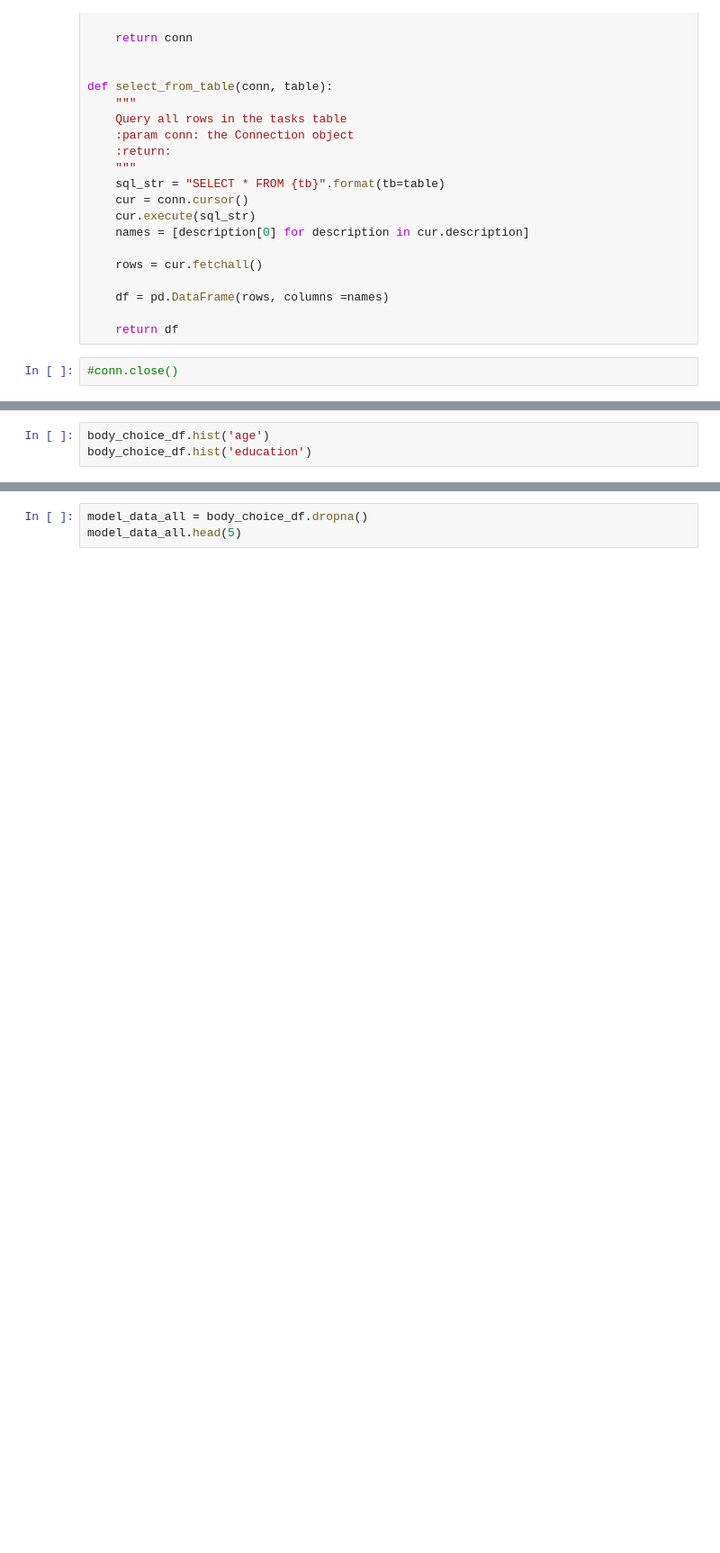
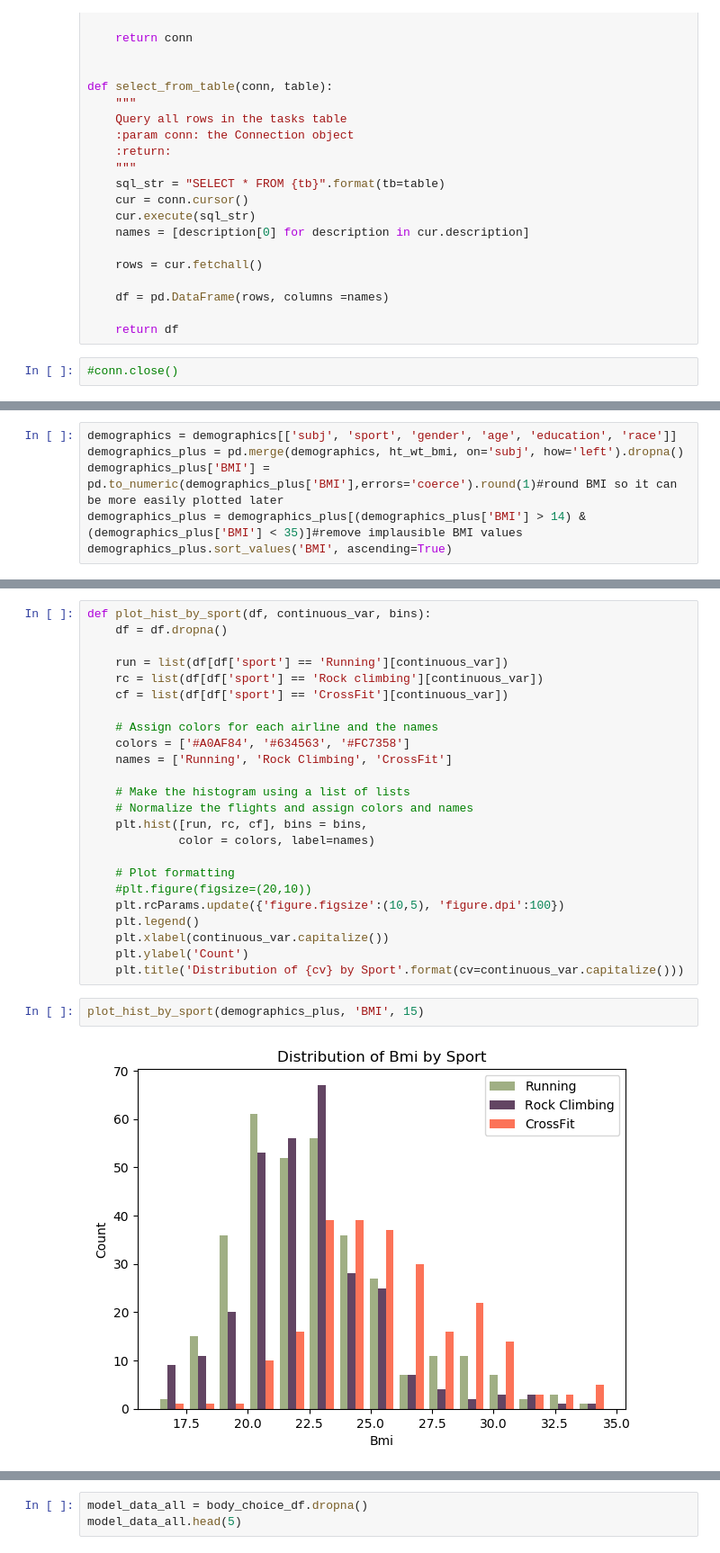
Before and after one commit to amywinecoff/sport-body-project, a Jupyter notebook: analysis.ipynb, the cells around one changed output, grey strips where cells are left out. Shown at 90% size. Drawn from its saved outputs; the diff is of its cells as text; blank space fills up the shorter version.

Commit message:
added visualizations

```diff
--- a/analysis.ipynb
+++ b/analysis.ipynb
@@ -66,0 +61,6 @@ demographics.head(5)
+# %%
+demographics = demographics[['subj', 'sport', 'gender', 'age', 'education', 'race']]
+demographics_plus = pd.merge(demographics, ht_wt_bmi, on='subj', how='left').dropna()
+demographics_plus['BMI'] = pd.to_numeric(demographics_plus['BMI'],errors='coerce').round(1)#round BMI so it can be more easily plotted later
+demographics_plus = demographics_plus[(demographics_plus['BMI'] > 14) & (demographics_plus['BMI'] < 35)]#remove implausible BMI values
+demographics_plus.sort_values('BMI', ascending=True)
@@ -246,3 +131,28 @@ body_choice_df.head(5)
-# %%
-body_choice_df.hist('age')
-body_choice_df.hist('education')
+# %%
+def plot_hist_by_sport(df, continuous_var, bins):
+    df = df.dropna()
+
+    run = list(df[df['sport'] == 'Running'][continuous_var])
+    rc = list(df[df['sport'] == 'Rock climbing'][continuous_var])
+    cf = list(df[df['sport'] == 'CrossFit'][continuous_var])
+
+    # Assign colors for each airline and the names
+    colors = ['#A0AF84', '#634563', '#FC7358']
+    names = ['Running', 'Rock Climbing', 'CrossFit']
+
+    # Make the histogram using a list of lists
+    # Normalize the flights and assign colors and names
+    plt.hist([run, rc, cf], bins = bins,
+             color = colors, label=names)
+
+    # Plot formatting
+    #plt.figure(figsize=(20,10))
+    plt.rcParams.update({'figure.figsize':(10,5), 'figure.dpi':100})
+    plt.legend()
+    plt.xlabel(continuous_var.capitalize())
+    plt.ylabel('Count')
+    plt.title('Distribution of {cv} by Sport'.format(cv=continuous_var.capitalize()))
+# %%
+plot_hist_by_sport(demographics_plus, 'BMI', 15)
+# %% [output]
+[figure, added]
```
Also changed, not shown: parts of 19 cells of this notebook.
